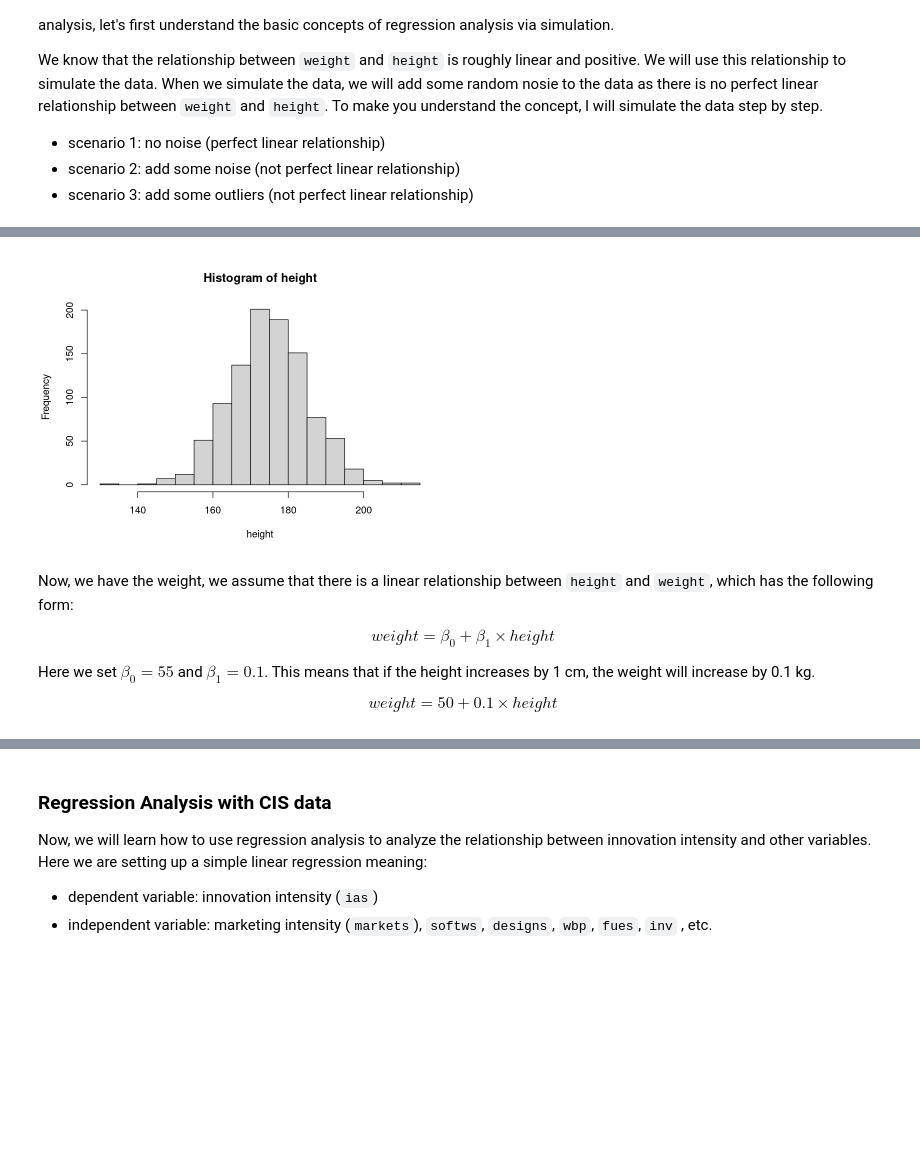
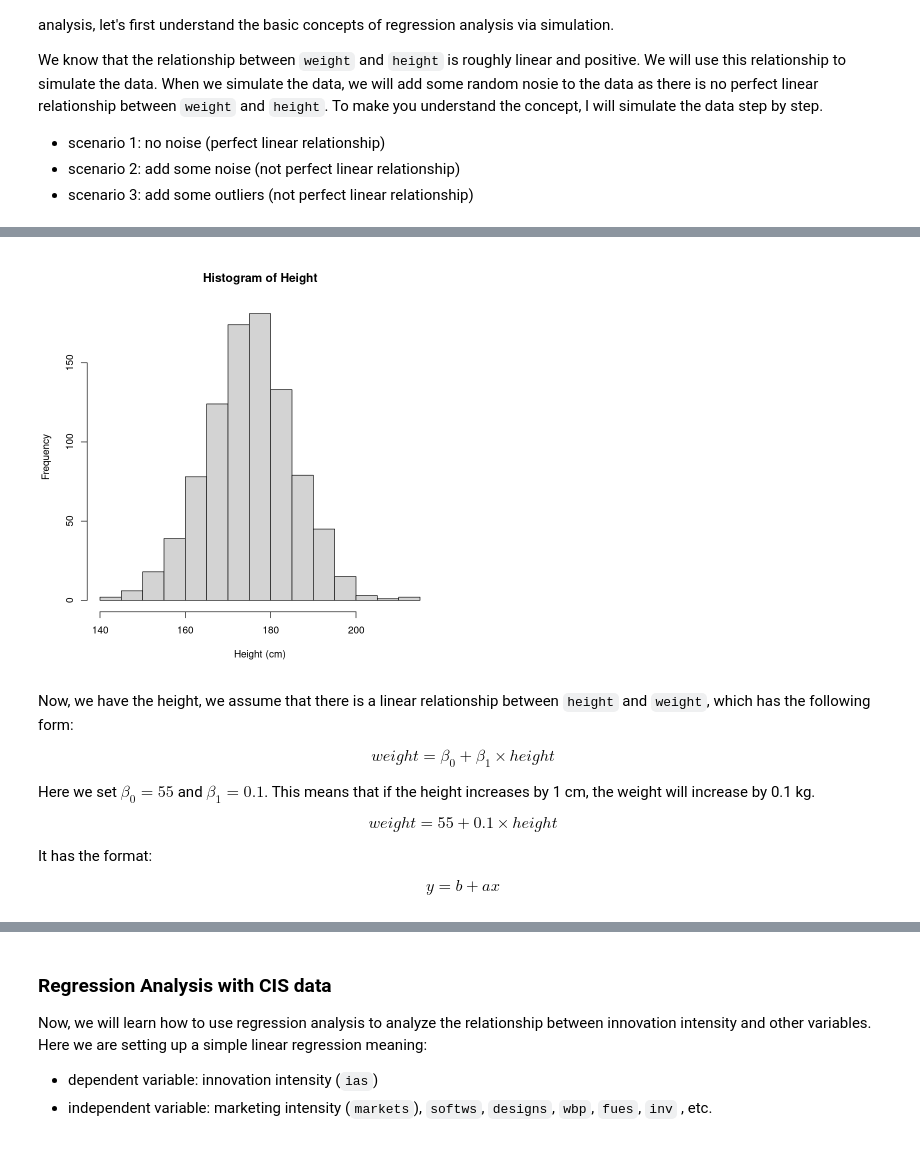
Before and after one commit to oceanumeric/data-science-go-small, a Jupyter notebook: all-in-one-for-the-exam/all-in-one.ipynb, the cells around one changed output, grey strips where cells are left out. Drawn from its saved outputs; the diff is of its cells as text; code cells hidden in the pictures; blank space fills up the shorter version.

```diff
--- a/all-in-one-for-the-exam/all-in-one.ipynb
+++ b/all-in-one-for-the-exam/all-in-one.ipynb
@@ -902,14 +907,14 @@ To make you understand the concept, I will simulate the data step by step.
 # %%
 # simulate weight and height
-# generate 1000 random numbers from normal distribution
+# generate 900 random numbers from normal distribution
 # mean =  175cm and sd = 10cm
-height <- rnorm(1000, mean = 175, sd = 10)
+height <- rnorm(900, mean = 175, sd = 10)
 # plot histogram
-hist(height, breaks = 20)
+hist(height, breaks = 20, xlab="Height (cm)", main="Histogram of Height")
 # %% [output]
-[figure, old version]
+[figure, new version]
 # %% [markdown]
-Now, we have the weight, we assume that there is a linear relationship between `height` and `weight`,
+Now, we have the height, we assume that there is a linear relationship between `height` and `weight`,
 which has the following form:
 
 $$
@@ -919,7 +924,13 @@ $$
 Here we set $\beta_0 = 55$ and $\beta_1 = 0.1$. This means that if the height increases by 1 cm, the weight will increase by 0.1 kg.
 
 $$
-weight = 50 + 0.1 \times height
+weight = 55 + 0.1 \times height
 $$
+
+It has the format:
+
+$$
+y = b + ax
+$$
 # %%
 # generate weight
```
Also changed, not shown: parts of 31 cells of this notebook.
